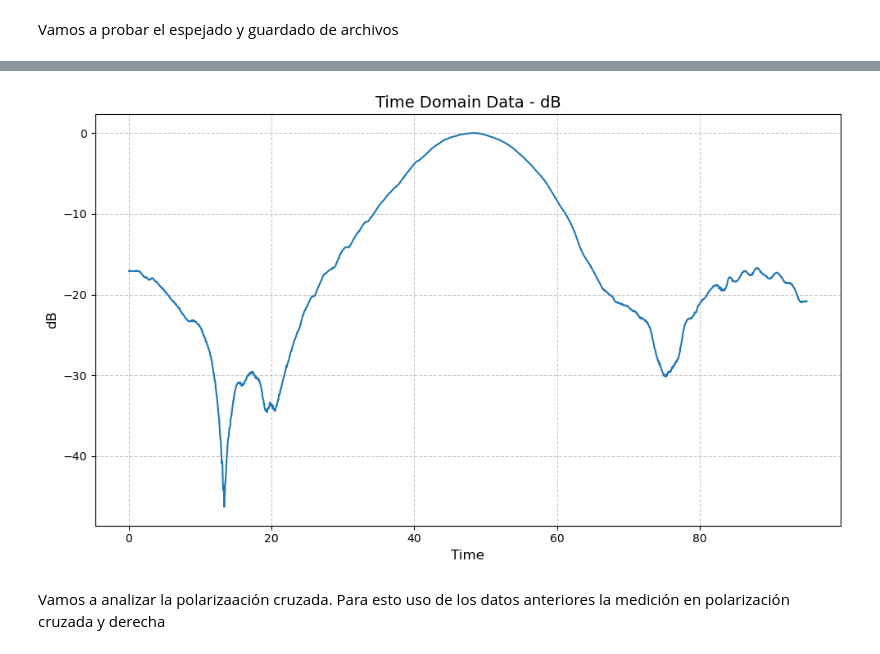
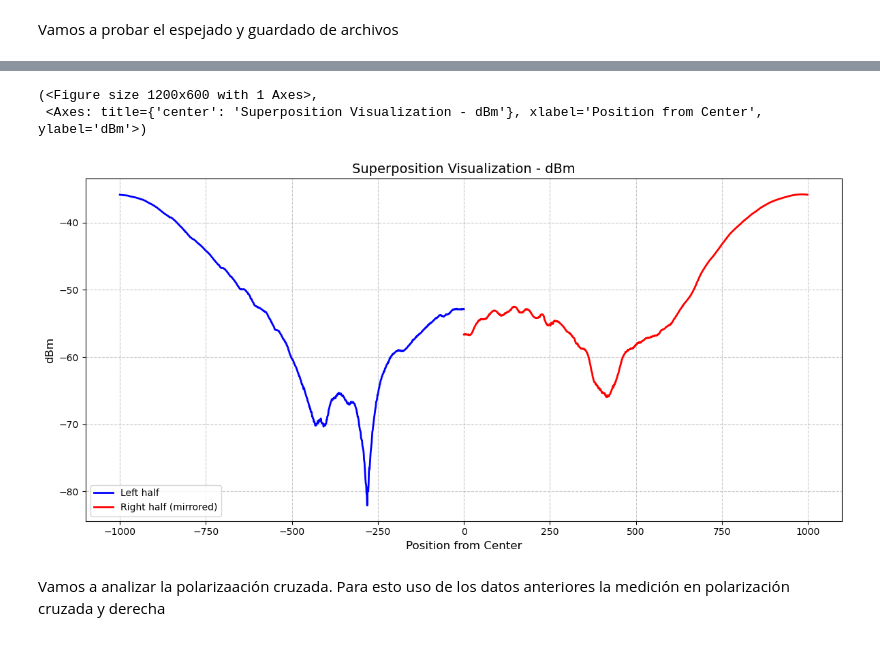
Before and after one commit to SimonAulet/antenas_lab2, a Jupyter notebook: Preprocesado.ipynb, the cells around one changed output, grey strips where cells are left out. Saved outputs shown, nothing was run; the diff lists cells and outputs as text; code cells hidden in the pictures.

Commit message:
modificación superposición, stage 1

```diff
--- a/Preprocesado.ipynb
+++ b/Preprocesado.ipynb
@@ -42,2 +20,0 @@ a.get_data()
-# %%
-a.set_output_filename('Prueba_guardado')
@@ -54,7 +21,19 @@ a.plot_time()
-# %%
-b.plot_time()
-# %% [output]
-[figure, removed]
+# %%
+# Visualizar superposición con desplazamientos
+a.plot_superposition(
+    mag='dBm'
+)
+
+# Obtener puntos de corte para recortar
+#left_cut = cut_info['left_cut']   # Ej: 187.5
+#right_cut = cut_info['right_cut'] # Ej: 192.3
+
+# Usar estos valores para recortar
+#data.crop_data(start_value=left_cut, end_value=right_cut, in_place=True)
+# %% [output]
+(<Figure size 1200x600 with 1 Axes>,
+ <Axes: title={'center': 'Superposition Visualization - dBm'}, xlabel='Position from Center', ylabel='dBm'>)
+[figure, added]
 # %%
 from scripts.sa_data import SAData, load_sa_data
 # %%
```
Also changed, not shown: parts of 6 cells of this notebook, 2 other files.
